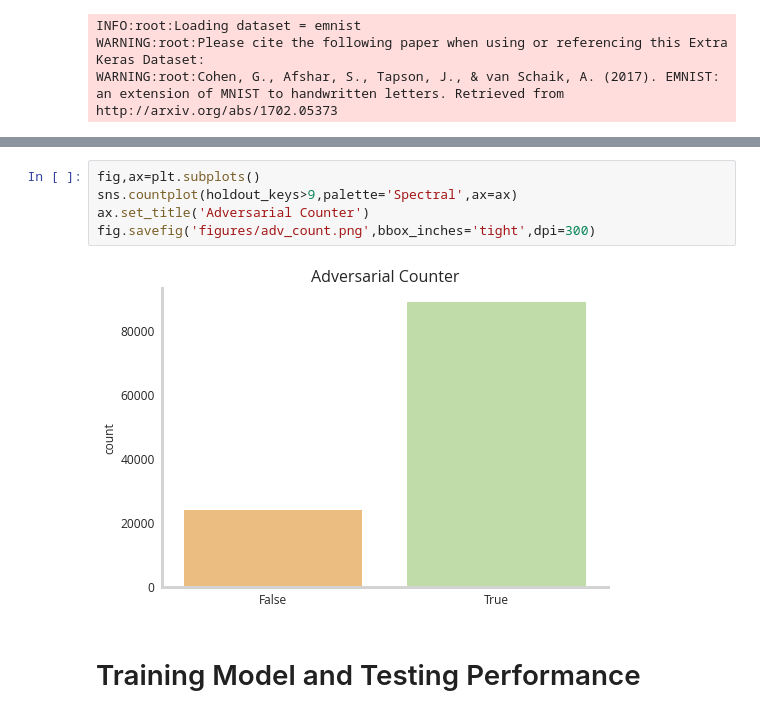
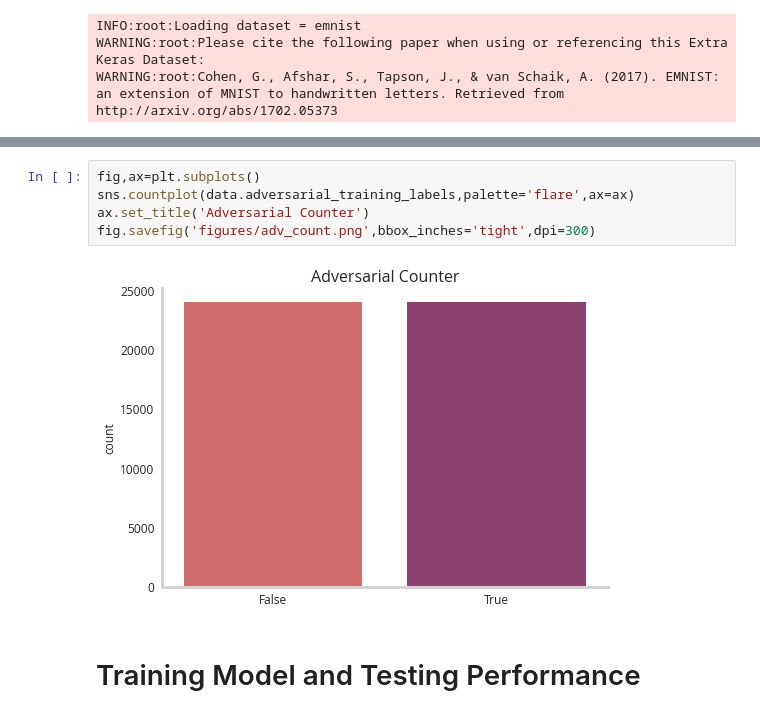
Before and after one commit to NicholasARossi/UQ_methods, a Jupyter notebook: notebooks/05_Neural_Network_Uncertainty_Quantification_with_Dropout.ipynb, the cells around one changed output, grey strips where cells are left out. Cells and saved outputs as stored; diff of their text form.

```diff
--- a/notebooks/05_Neural_Network_Uncertainty_Quantification_with_Dropout.ipynb
+++ b/notebooks/05_Neural_Network_Uncertainty_Quantification_with_Dropout.ipynb
@@ -82,10 +87,10 @@ Adversarial Data
 # %%
 fig,ax=plt.subplots()
-sns.countplot(holdout_keys>9,palette='Spectral',ax=ax)
+sns.countplot(data.adversarial_training_labels,palette='flare',ax=ax)
 ax.set_title('Adversarial Counter')
 fig.savefig('figures/adv_count.png',bbox_inches='tight',dpi=300)
 # %% [output]
-[figure, old version]
+[figure, new version]
 # %% [markdown]
 # Training Model and Testing Performance
 # %%
```
Also changed, not shown: parts of 17 cells of this notebook, 2 other files.
